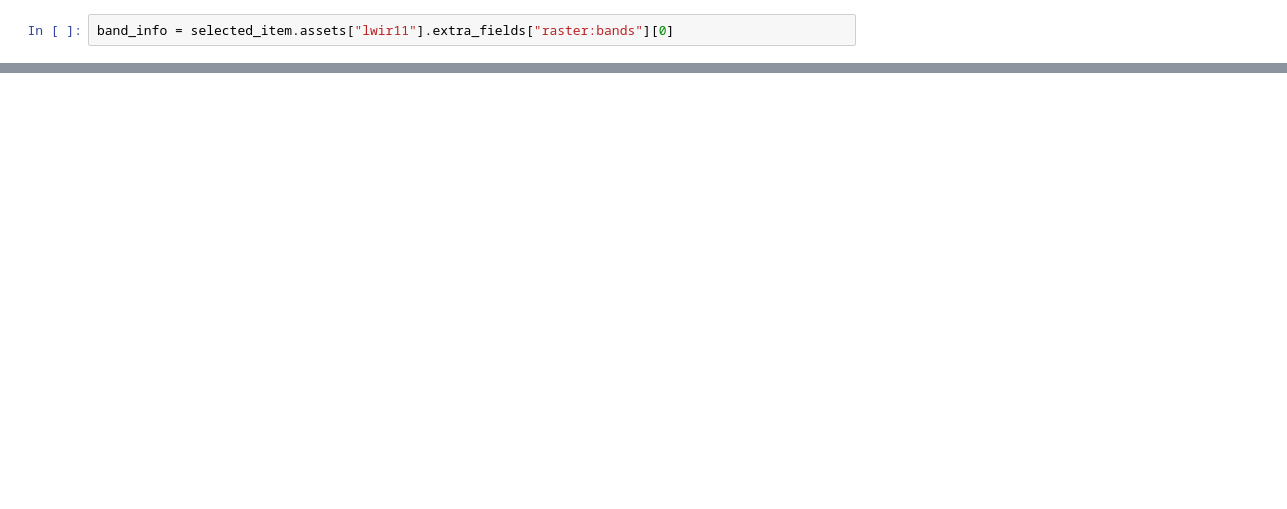
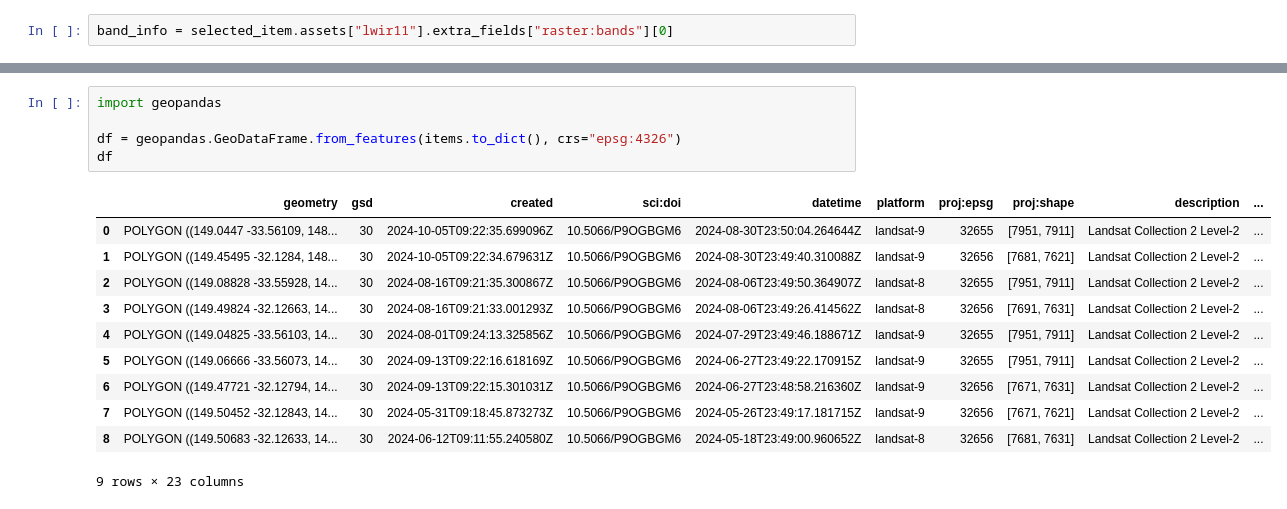
Before and after one commit to MeganGreenwood/NASA_SpaceApps_2024, a Jupyter notebook: python/landsat_image_access.ipynb, the cells around one changed output, grey strips where cells are left out. Saved outputs shown, nothing was run; the diff lists cells and outputs as text; blank space fills up the shorter version.

```diff
--- a/python/landsat_image_access.ipynb
+++ b/python/landsat_image_access.ipynb
@@ -164,0 +165,17 @@ ax.set_title("Normalized Difference Vegetation Index (NDVI)");
+# %%
+import geopandas
+
+df = geopandas.GeoDataFrame.from_features(items.to_dict(), crs="epsg:4326")
+df
+# %% [output]
+|  | geometry | gsd | created | sci:doi | datetime | platform | proj:epsg | proj:shape | description | ... |
+| 0 | POLYGON ((149.0447 -33.56109, 148... | 30 | 2024-10-05T09:22:35.699096Z | 10.5066/P9OGBGM6 | 2024-08-30T23:50:04.264644Z | landsat-9 | 32655 | [7951, 7911] | Landsat Collection 2 Level-2 | ... |
+| 1 | POLYGON ((149.45495 -32.1284, 148... | 30 | 2024-10-05T09:22:34.679631Z | 10.5066/P9OGBGM6 | 2024-08-30T23:49:40.310088Z | landsat-9 | 32656 | [7681, 7621] | Landsat Collection 2 Level-2 | ... |
+| 2 | POLYGON ((149.08828 -33.55928, 14... | 30 | 2024-08-16T09:21:35.300867Z | 10.5066/P9OGBGM6 | 2024-08-06T23:49:50.364907Z | landsat-8 | 32655 | [7951, 7911] | Landsat Collection 2 Level-2 | ... |
+| 3 | POLYGON ((149.49824 -32.12663, 14... | 30 | 2024-08-16T09:21:33.001293Z | 10.5066/P9OGBGM6 | 2024-08-06T23:49:26.414562Z | landsat-8 | 32656 | [7691, 7631] | Landsat Collection 2 Level-2 | ... |
+| 4 | POLYGON ((149.04825 -33.56103, 14... | 30 | 2024-08-01T09:24:13.325856Z | 10.5066/P9OGBGM6 | 2024-07-29T23:49:46.188671Z | landsat-9 | 32655 | [7951, 7911] | Landsat Collection 2 Level-2 | ... |
+| 5 | POLYGON ((149.06666 -33.56073, 14... | 30 | 2024-09-13T09:22:16.618169Z | 10.5066/P9OGBGM6 | 2024-06-27T23:49:22.170915Z | landsat-9 | 32655 | [7951, 7911] | Landsat Collection 2 Level-2 | ... |
+| 6 | POLYGON ((149.47721 -32.12794, 14... | 30 | 2024-09-13T09:22:15.301031Z | 10.5066/P9OGBGM6 | 2024-06-27T23:48:58.216360Z | landsat-9 | 32656 | [7671, 7631] | Landsat Collection 2 Level-2 | ... |
+| 7 | POLYGON ((149.50452 -32.12843, 14... | 30 | 2024-05-31T09:18:45.873273Z | 10.5066/P9OGBGM6 | 2024-05-26T23:49:17.181715Z | landsat-9 | 32656 | [7671, 7621] | Landsat Collection 2 Level-2 | ... |
+| 8 | POLYGON ((149.50683 -32.12633, 14... | 30 | 2024-06-12T09:11:55.240580Z | 10.5066/P9OGBGM6 | 2024-05-18T23:49:00.960652Z | landsat-8 | 32656 | [7681, 7631] | Landsat Collection 2 Level-2 | ... |
+9 rows × 23 columns
```
Also changed, not shown: parts of 10 cells of this notebook.
